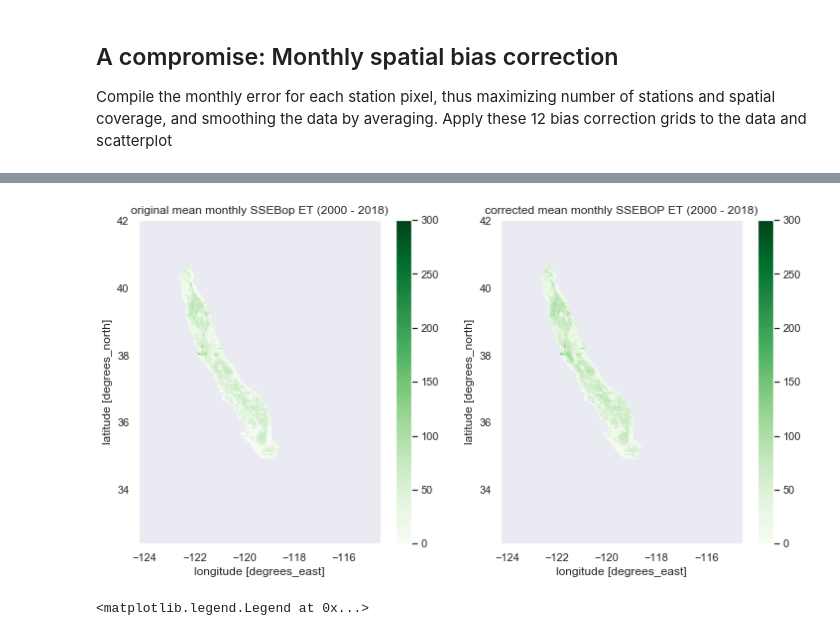
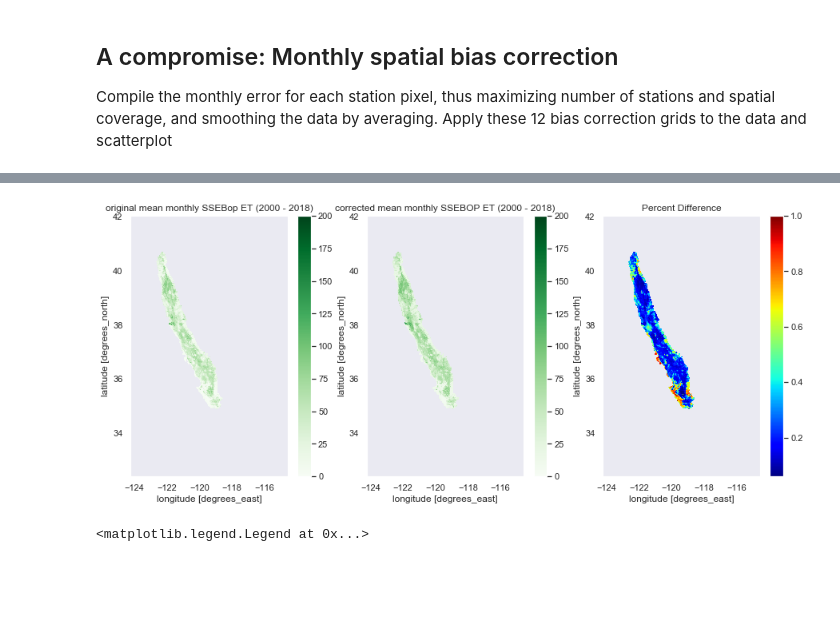
Before and after one commit to kashingtonDC/CIMIS, a Jupyter notebook: code/CIMIS.ipynb, the cells around one changed output, grey strips where cells are left out. Drawn from its saved outputs; the diff is of its cells as text; code cells hidden in the pictures; blank space fills up the shorter version.

```diff
--- a/code/CIMIS.ipynb
+++ b/code/CIMIS.ipynb
@@ -851,3 +851,24 @@ plt.show()
+# %%
+# Mask out the CVWS and hte CV, plot the correction comparison
+
+def transform_from_latlon(lat, lon):
+    lat = np.asarray(lat)
+    lon = np.asarray(lon)
+    trans = Affine.translation(lon[0], lat[0])
+    scale = Affine.scale(lon[1] - lon[0], lat[1] - lat[0])
+    return trans * scale
+
+def rasterize(shapes, coords, fill=np.nan, **kwargs):
+    """Rasterize a list of (geometry, fill_value) tuples onto the given
+    xray coordinates. This only works for 1d latitude and longitude
+    arrays.
+    """
+    transform = transform_from_latlon(coords['lat'], coords['lon'])
+    out_shape = (len(coords['lat']), len(coords['lon']))
+    raster = features.rasterize(shapes, out_shape=out_shape,
+                                fill=fill, transform=transform,
+                                dtype=float, **kwargs)
+    return xr.DataArray(raster, coords=coords, dims=('lat', 'lon'))
 # %%
 cv = gp.read_file("/Users/aakash/Desktop/CIMIS/shape/cv.shp")
 cvws = gp.read_file("/Users/aakash/Desktop/CIMIS/shape/cvws.shp")
@@ -885 +906,4 @@ cor_plot_cvws = cor_mean_cvws.where(cor_mean_cvws!=253.28389) # remove nans
+# %%
+pct_diff_cvws = abs((cvws_et.mean(axis = 0) - cor_mean_cvws) / cor_mean_cvws)
+pct_diff_cv = abs((cv_et.mean(axis = 0) - cor_mean_cv) / cor_mean_cv)
 # %%
@@ -900,18 +928,22 @@ plt.show()
 # %%
-plt.figure(figsize = (12,6))
+plt.figure(figsize = (15,6))
 
-plt.subplot(121)
-cv_et.mean(axis = 0).plot(cmap = "Greens", vmin = 0, vmax= 300)
+plt.subplot(131)
+cv_et.mean(axis = 0).plot(cmap = "Greens", vmin = 0, vmax= 200)
 plt.title("original mean monthly SSEBop ET (2000 - 2018)")
 
-plt.subplot(122)
-cor_mean_cv.plot(cmap = "Greens", vmin = 0, vmax= 300)
+plt.subplot(132)
+cor_mean_cv.plot(cmap = "Greens", vmin = 0, vmax= 200)
 plt.title("corrected mean monthly SSEBOP ET (2000 - 2018)")
+
+plt.subplot(133)
+pct_diff_cv.plot(cmap = "jet")
+plt.title("Percent Difference")
 
 # plt.tight_layout()
 plt.show()
 # %% [output]
-[figure, old version]
+[figure, new version]
 # %%
 # Get the timeseries for the original and corrections, convert mm to km
 
```
Also changed, not shown: parts of 7 cells of this notebook.
